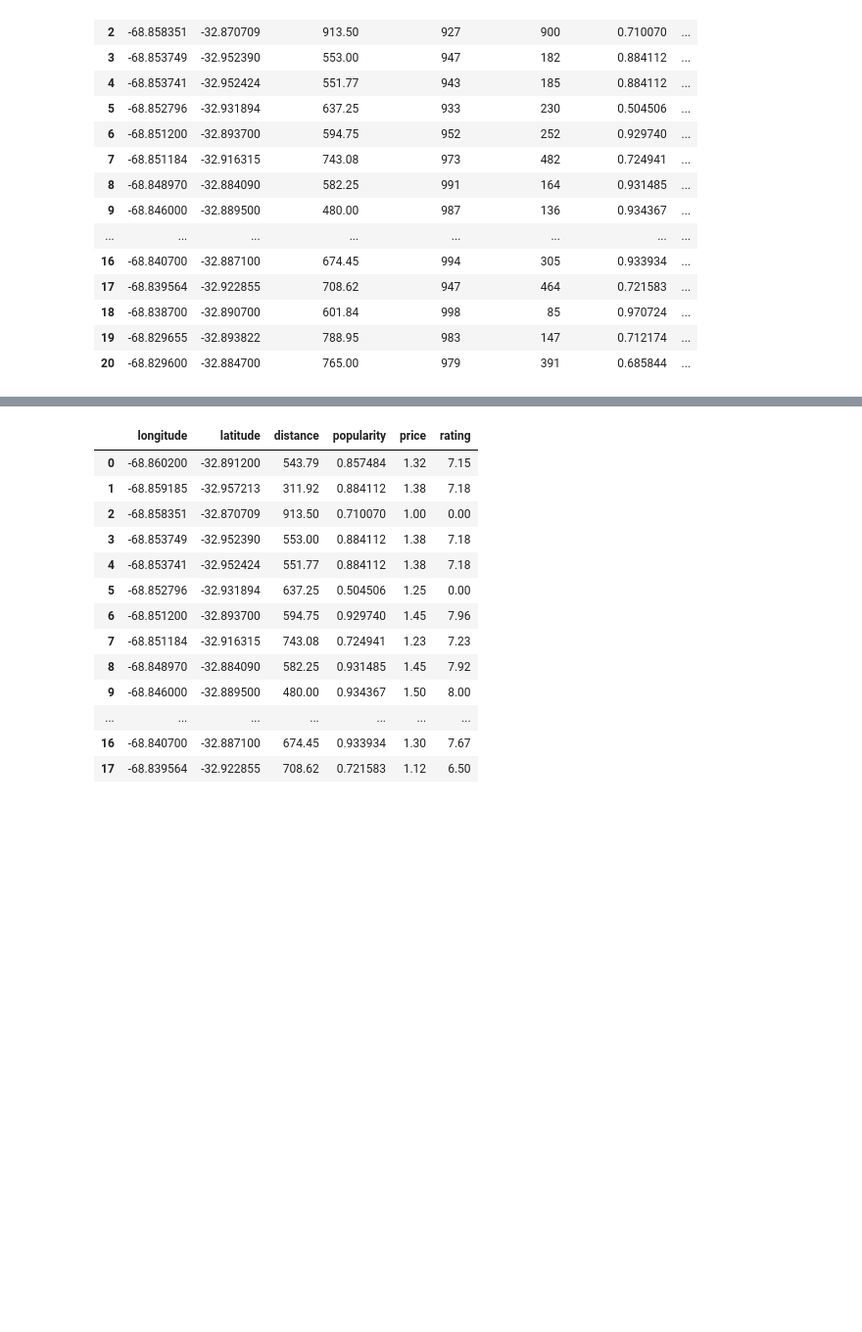
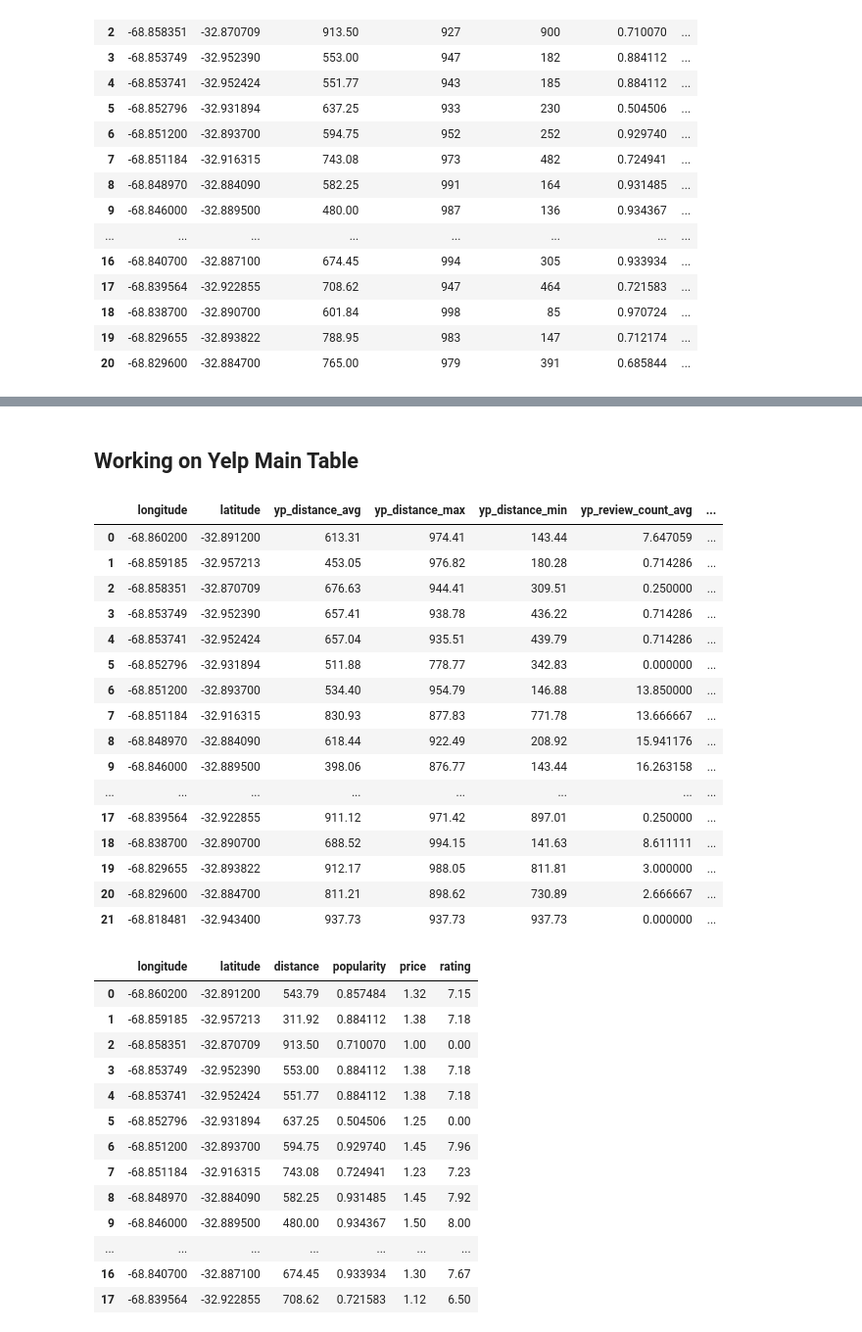
Before and after one commit to TayyubaK/Statistical-Modelling-Project, a Jupyter notebook: notebooks/EDA_part1_part2.ipynb, the cells around one changed output, grey strips where cells are left out. Shown at 98% size. Drawn from its saved outputs; the diff is of its cells as text; code cells hidden in the pictures; blank space fills up the shorter version.

Commit message:
yelp data cleaned

```diff
--- a/notebooks/EDA_part1_part2.ipynb
+++ b/notebooks/EDA_part1_part2.ipynb
@@ -620,0 +707,4 @@ fsdf_grp_final
+# %%
+# Update $ in 'price' column to number
+ypdf_2['price']=ypdf_2['price'].replace(['$', '$$', '$$$', '$$$$'],[1, 2, 3, 4])
+ypdf_2.head()
@@ -620,0 +737,5 @@ fsdf_grp_final
+# %%
+# There are no many blanks to fill with a meaningful values. 'price' null values will be filled with 0
+ypdf_3 = ypdf_2.copy()
+ypdf_3['price'] = ypdf_3['price'].fillna(0)
+ypdf_3.info()
@@ -620,0 +756,5 @@ fsdf_grp_final
+# %%
+# Reset index since .info() showed 220 entries, 0 to 277
+ypdf_4 = ypdf_3.copy()
+ypdf_4.reset_index(drop=True, inplace=True)
+ypdf_4
@@ -620,0 +775,63 @@ fsdf_grp_final
+# %% [markdown]
+## Working on Yelp Main Table
+# %%
+ypdf_5 = ypdf_4.copy()
+# %%
+ypdf_grouped = ypdf_5.groupby(['longitude','latitude']).agg({
+  'distance': ['mean', 'max', 'min'],
+  'review_count': ['mean', 'max', 'min'],
+  'price': ['mean', 'max', 'min'],
+  'rating': ['mean', 'max', 'min']
+})
+
+ypdf_grouped.columns = [
+    'yp_distance_avg',
+    'yp_distance_max',
+    'yp_distance_min',
+    'yp_review_count_avg',
+    'yp_review_count_max',
+    'yp_review_count_min',
+    'yp_price_avg',
+    'yp_price_max',
+    'yp_price_min',
+    'yp_rating_avg',
+    'yp_rating_max',
+    'yp_rating_min'
+]
+
+# reset index
+ypdf_group = ypdf_grouped.reset_index().round({
+    'yp_distance_avg': 2,
+    'yp_distance_max': 2,
+    'yp_distance_min': 2 ,
+    'yp_review_count_avg': 6 ,
+    'yp_review_count_max': 6,
+    'yp_review_count_min': 6,
+    'yp_price_avg': 2 ,
+    'yp_price_max': 2,
+    'yp_price_min': 2,
+    'yp_rating_avg': 2,
+    'yp_rating_max': 2,
+    'yp_rating_min': 2
+})
+
+ypdf_grp_final = ypdf_group.reset_index(drop=True)
+ypdf_grp_final
+# %% [output]
+|  | longitude | latitude | yp_distance_avg | yp_distance_max | yp_distance_min | yp_review_count_avg | ... |
+| 0 | -68.860200 | -32.891200 | 613.31 | 974.41 | 143.44 | 7.647059 | ... |
+| 1 | -68.859185 | -32.957213 | 453.05 | 976.82 | 180.28 | 0.714286 | ... |
+| 2 | -68.858351 | -32.870709 | 676.63 | 944.41 | 309.51 | 0.250000 | ... |
+| 3 | -68.853749 | -32.952390 | 657.41 | 938.78 | 436.22 | 0.714286 | ... |
+| 4 | -68.853741 | -32.952424 | 657.04 | 935.51 | 439.79 | 0.714286 | ... |
+| 5 | -68.852796 | -32.931894 | 511.88 | 778.77 | 342.83 | 0.000000 | ... |
+| 6 | -68.851200 | -32.893700 | 534.40 | 954.79 | 146.88 | 13.850000 | ... |
+| 7 | -68.851184 | -32.916315 | 830.93 | 877.83 | 771.78 | 13.666667 | ... |
+| 8 | -68.848970 | -32.884090 | 618.44 | 922.49 | 208.92 | 15.941176 | ... |
+| 9 | -68.846000 | -32.889500 | 398.06 | 876.77 | 143.44 | 16.263158 | ... |
+| ... | ... | ... | ... | ... | ... | ... | ... |
+| 17 | -68.839564 | -32.922855 | 911.12 | 971.42 | 897.01 | 0.250000 | ... |
+| 18 | -68.838700 | -32.890700 | 688.52 | 994.15 | 141.63 | 8.611111 | ... |
+| 19 | -68.829655 | -32.893822 | 912.17 | 988.05 | 811.81 | 3.000000 | ... |
+| 20 | -68.829600 | -32.884700 | 811.21 | 898.62 | 730.89 | 2.666667 | ... |
+| 21 | -68.818481 | -32.943400 | 937.73 | 937.73 | 937.73 | 0.000000 | ... |
```
Also changed, not shown: parts of 15 cells of this notebook.
